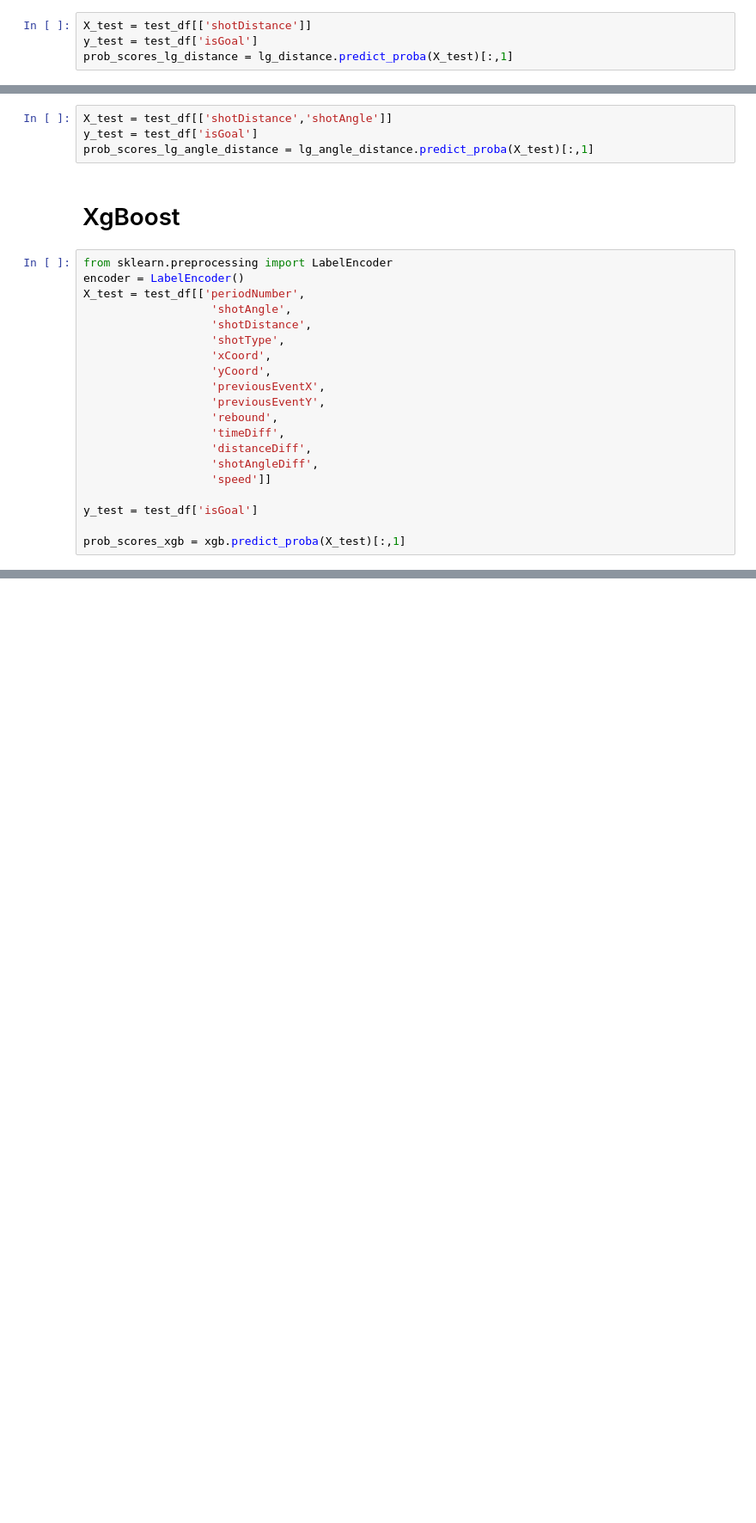
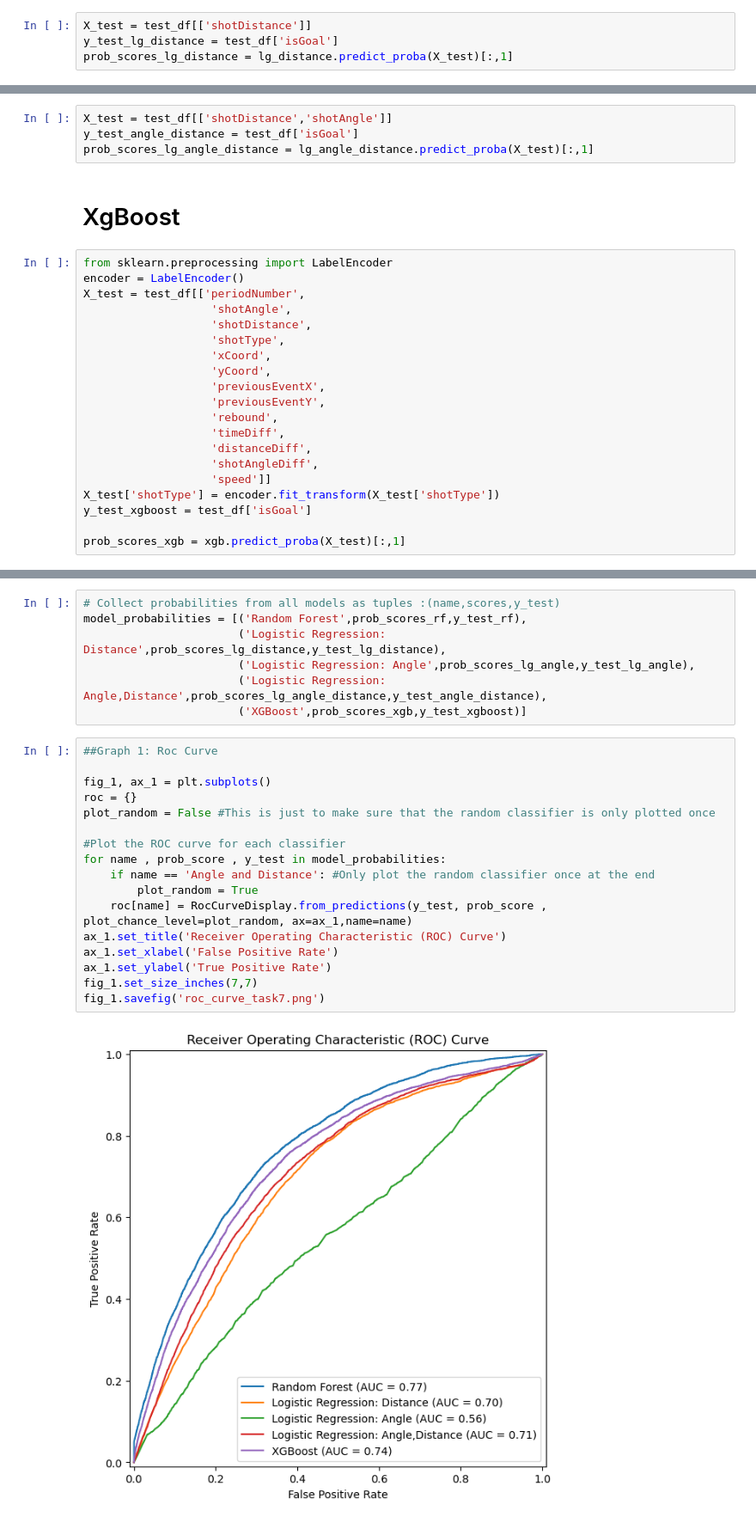
Before and after one commit to rajamatt/ift6758-project, a Jupyter notebook: notebooks/milestone_2/Task 7.ipynb, the cells around one changed output, grey strips where cells are left out. Shown: that part at 86% size. Drawn from its saved outputs; the diff is of its cells as text; blank space fills up the shorter version.

Commit message:
task 7

```diff
--- a/notebooks/milestone_2/Task 7.ipynb
+++ b/notebooks/milestone_2/Task 7.ipynb
@@ -121,13 +119,13 @@ prob_scores_lg_angle = lg_angle.predict_proba(X_test)[:,1]
 # Logistic Regression : Distance
 # %%
 X_test = test_df[['shotDistance']]
-y_test = test_df['isGoal']
+y_test_lg_distance = test_df['isGoal']
 prob_scores_lg_distance = lg_distance.predict_proba(X_test)[:,1]
 # %% [markdown]
 # Logistic Regression : Angle and Distance
 # %%
 X_test = test_df[['shotDistance','shotAngle']]
-y_test = test_df['isGoal']
+y_test_angle_distance = test_df['isGoal']
 prob_scores_lg_angle_distance = lg_angle_distance.predict_proba(X_test)[:,1]
 # %% [markdown]
 # XgBoost
@@ -147,8 +145,8 @@ X_test = test_df[['periodNumber',
                    'distanceDiff',
                    'shotAngleDiff',
                    'speed']]
-
-y_test = test_df['isGoal']
+X_test['shotType'] = encoder.fit_transform(X_test['shotType'])
+y_test_xgboost = test_df['isGoal']
 
 prob_scores_xgb = xgb.predict_proba(X_test)[:,1]
 # %% [output]
@@ -155,0 +160,26 @@ ValueError: DataFrame.dtypes for data must be int, float, bool or category. When
+# %%
+# Collect probabilities from all models as tuples :(name,scores,y_test)
+model_probabilities = [('Random Forest',prob_scores_rf,y_test_rf),
+                       ('Logistic Regression: Distance',prob_scores_lg_distance,y_test_lg_distance),
+                       ('Logistic Regression: Angle',prob_scores_lg_angle,y_test_lg_angle),
+                       ('Logistic Regression: Angle,Distance',prob_scores_lg_angle_distance,y_test_angle_distance),
+                       ('XGBoost',prob_scores_xgb,y_test_xgboost)]
+# %%
+##Graph 1: Roc Curve
+
+fig_1, ax_1 = plt.subplots()
+roc = {}
+plot_random = False #This is just to make sure that the random classifier is only plotted once
+
+#Plot the ROC curve for each classifier
+for name , prob_score , y_test in model_probabilities:
+    if name == 'Angle and Distance': #Only plot the random classifier once at the end
+        plot_random = True
+    roc[name] = RocCurveDisplay.from_predictions(y_test, prob_score , plot_chance_level=plot_random, ax=ax_1,name=name)
+ax_1.set_title('Receiver Operating Characteristic (ROC) Curve')
+ax_1.set_xlabel('False Positive Rate')
+ax_1.set_ylabel('True Positive Rate')
+fig_1.set_size_inches(7,7)
+fig_1.savefig('roc_curve_task7.png')
+# %% [output]
+[figure, added]
```
Also changed, not shown: parts of 11 cells of this notebook, 1 other file.
